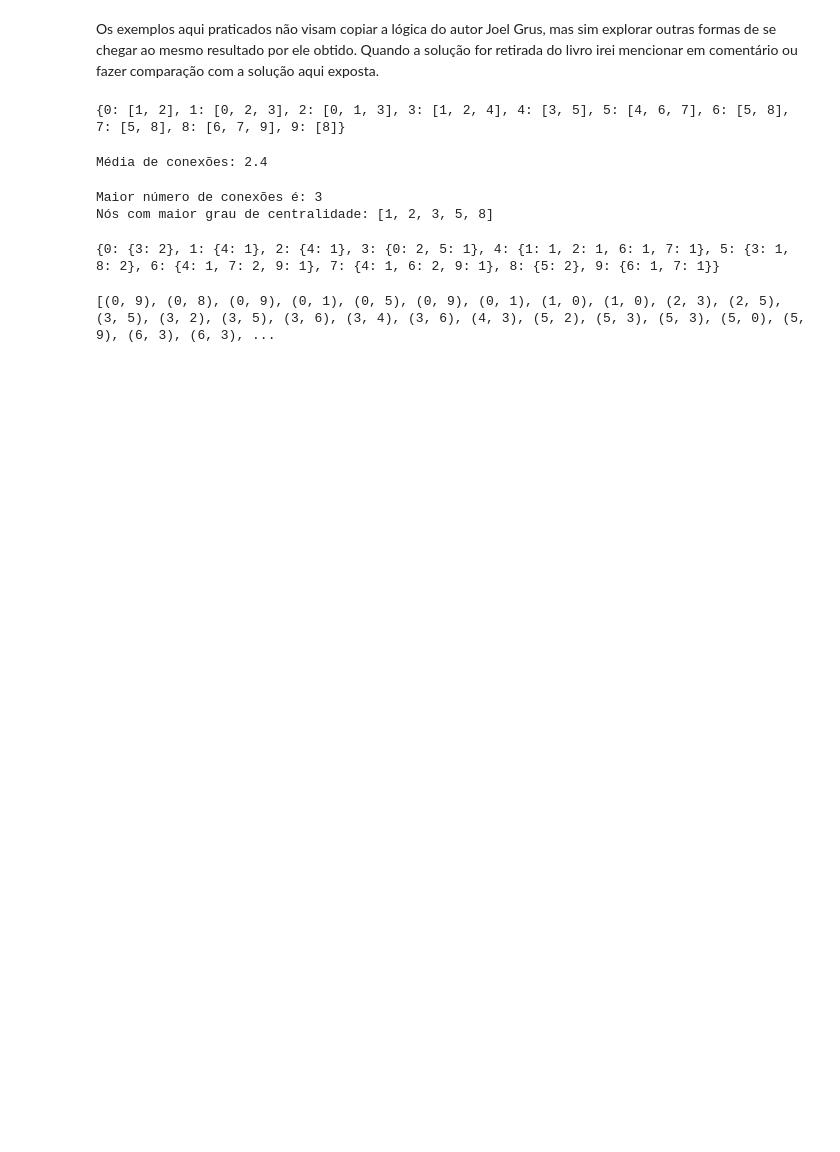
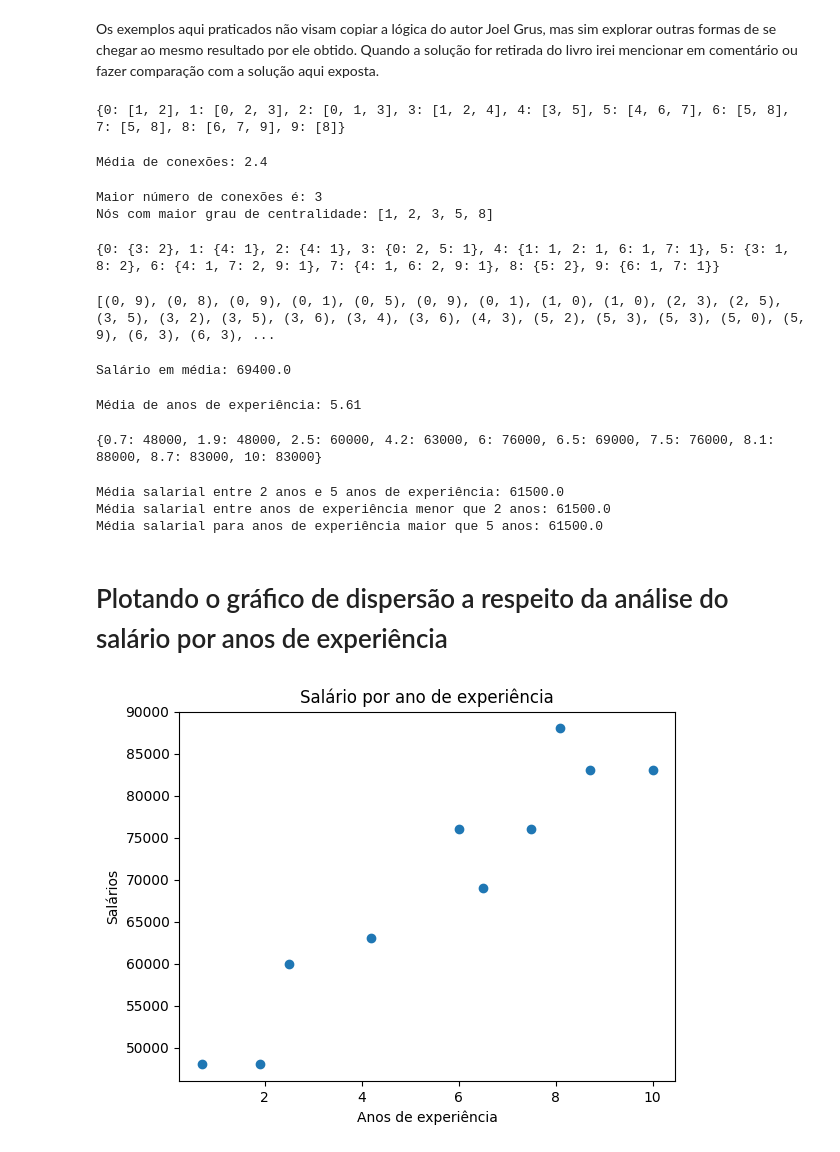
Before and after one commit to sarasantosds/data-science-do-zero-pratica, a Jupyter notebook: data_science_do_zero_pratica.ipynb, the cells around one changed output. Cells and saved outputs as stored; diff of their text form; code cells hidden in the pictures; blank space fills up the shorter version.

```diff
--- a/data_science_do_zero_pratica.ipynb
+++ b/data_science_do_zero_pratica.ipynb
@@ -111,0 +118,62 @@ print(interesses_comuns)
+# %%
+# solucação independente
+soma = 0
+media_salario = 0
+for i,n in salarios_experiencia:
+  soma += i
+
+media_salario = soma / 10
+print(f'Salário em média: {media_salario}')
+# %% [output]
+Salário em média: 69400.0
+# %%
+# solução independente
+soma = 0
+media_anos = 0
+for _,n in salarios_experiencia:
+  soma += n
+
+media_anos = soma / 10
+print(f'Média de anos de experiência: {media_anos}')
+# %% [output]
+Média de anos de experiência: 5.61
+# %%
+# solução independente
+dicionario_vazio = {}
+for i, n in salarios_experiencia:
+    dicionario_vazio[n] = i
+
+dicionario_ordenado = dict(sorted(dicionario_vazio.items())) # Ajuda do ChatGPT
+
+print(dicionario_ordenado)
+# %% [output]
+{0.7: 48000, 1.9: 48000, 2.5: 60000, 4.2: 63000, 6: 76000, 6.5: 69000, 7.5: 76000, 8.1: 88000, 8.7: 83000, 10: 83000}
+# %%
+# solução independente
+soma_1 = 0
+soma_2 = 0
+soma_3 = 0
+media_1 = 0
+media_2 = 0
+media_3 = 0
+
+for k, v in dicionario_ordenado.items():
+    if k < 2:
+        soma_1 += v
+        media_1  = soma_1 / 2
+    elif k < 5:
+        soma_2 += v
+        media_2 = soma_2 / 2
+    else:
+        soma_3 += v
+        media_3 = soma_3 / 6
+
+print(f'Média salarial entre 2 anos e 5 anos de experiência: {media_2}')
+print(f'Média salarial entre anos de experiência menor que 2 anos: {media_2}')
+print(f'Média salarial para anos de experiência maior que 5 anos: {media_2}')
+# %% [output]
+Média salarial entre 2 anos e 5 anos de experiência: 61500.0
+Média salarial entre anos de experiência menor que 2 anos: 61500.0
+Média salarial para anos de experiência maior que 5 anos: 61500.0
+# %% [markdown]
+# Plotando o gráfico de dispersão a respeito da análise do salário por anos de experiência
@@ -111,0 +183,16 @@ print(interesses_comuns)
+# %%
+x = []
+y = []
+
+for i,n in salarios_experiencia:
+  x.append(n)
+  y.append(i)
+
+# solucação retirada do livro: Capítulo 3 - página 53
+plt.scatter(x,y)
+plt.title("Salário por ano de experiência")
+plt.xlabel("Anos de experiência")
+plt.ylabel("Salários")
+plt.show()
+# %% [output]
+[figure, added]
```
Also changed, not shown: parts of 2 cells of this notebook.
